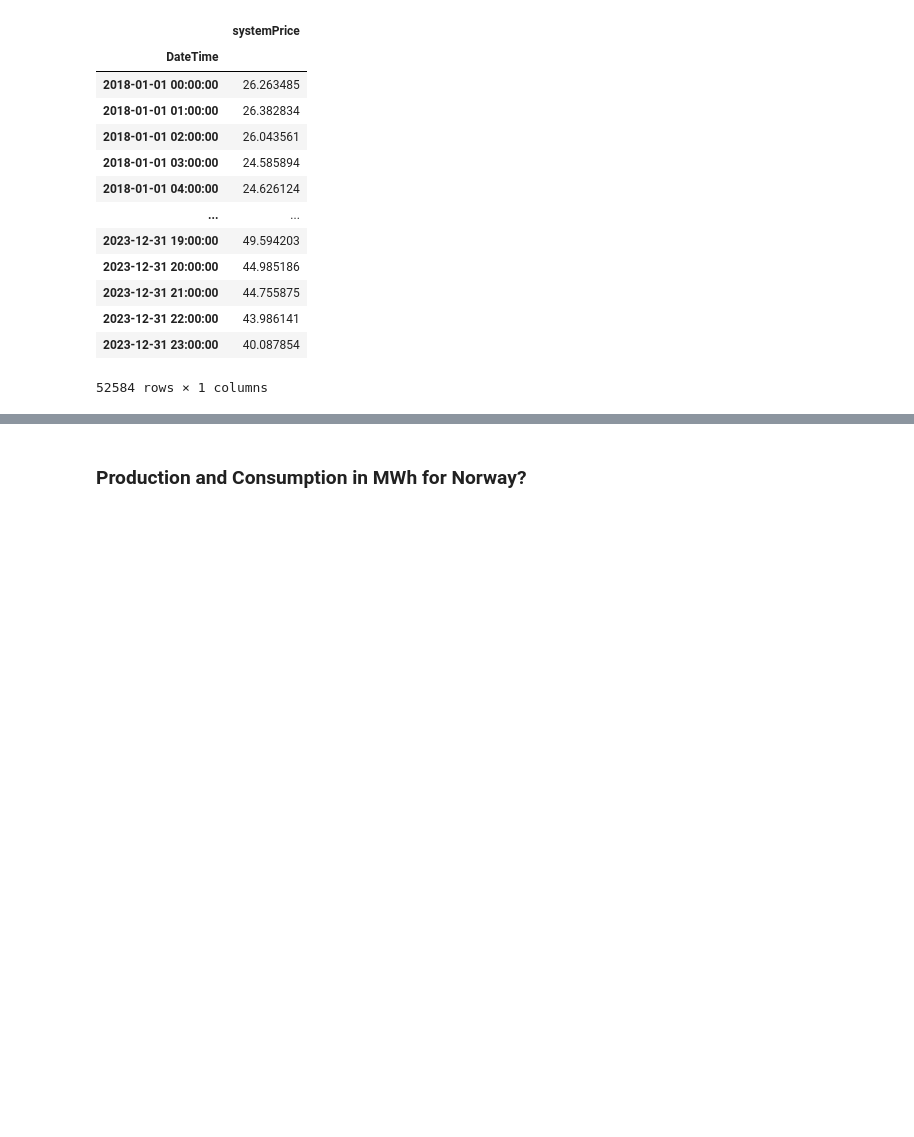
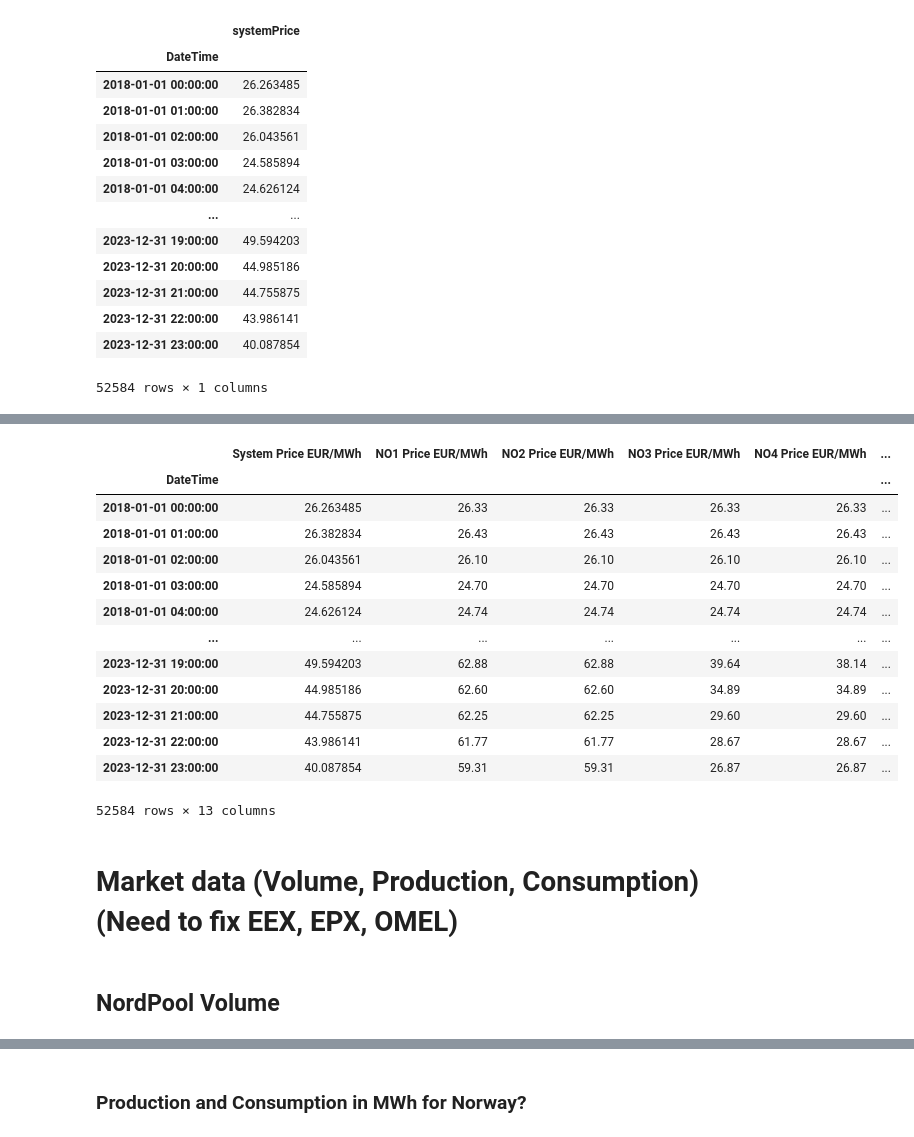
Before and after one commit to evenbakke/MasterThesis-, a Jupyter notebook: merged_data.ipynb, the cells around one changed output, grey strips where cells are left out. Cells and saved outputs as stored; diff of their text form; code cells hidden in the pictures; blank space fills up the shorter version.

```diff
--- a/merged_data.ipynb
+++ b/merged_data.ipynb
@@ -27,0 +186,26 @@ systemprice_df
+# %%
+# Assume you have a new list of column names
+new_columns = ['System Price EUR/MWh', 'NO1 Price EUR/MWh', 'NO2 Price EUR/MWh', 'NO3 Price EUR/MWh', 'NO4 Price EUR/MWh', 'NO5 Price EUR/MWh',
+               'SE1 Price EUR/MWh', 'SE2 Price EUR/MWh', 'SE3 Price EUR/MWh', 'SE4 Price EUR/MWh', 'DK1 Price EUR/MWh', 'DK2 Price EUR/MWh', 'FI Price EUR/MWh']  # List all new column names
+
+# Replace all column names
+nordpool_prices_df.columns = new_columns
+
+# Now, df has all its columns renamed.
+# %%
+nordpool_prices_df
+# %% [output]
+|  | System Price EUR/MWh | NO1 Price EUR/MWh | NO2 Price EUR/MWh | NO3 Price EUR/MWh | NO4 Price EUR/MWh | ... |
+| DateTime |  |  |  |  |  | ... |
+| 2018-01-01 00:00:00 | 26.263485 | 26.33 | 26.33 | 26.33 | 26.33 | ... |
+| 2018-01-01 01:00:00 | 26.382834 | 26.43 | 26.43 | 26.43 | 26.43 | ... |
+| 2018-01-01 02:00:00 | 26.043561 | 26.10 | 26.10 | 26.10 | 26.10 | ... |
+| 2018-01-01 03:00:00 | 24.585894 | 24.70 | 24.70 | 24.70 | 24.70 | ... |
+| 2018-01-01 04:00:00 | 24.626124 | 24.74 | 24.74 | 24.74 | 24.74 | ... |
+| ... | ... | ... | ... | ... | ... | ... |
+| 2023-12-31 19:00:00 | 49.594203 | 62.88 | 62.88 | 39.64 | 38.14 | ... |
+| 2023-12-31 20:00:00 | 44.985186 | 62.60 | 62.60 | 34.89 | 34.89 | ... |
+| 2023-12-31 21:00:00 | 44.755875 | 62.25 | 62.25 | 29.60 | 29.60 | ... |
+| 2023-12-31 22:00:00 | 43.986141 | 61.77 | 61.77 | 28.67 | 28.67 | ... |
+| 2023-12-31 23:00:00 | 40.087854 | 59.31 | 59.31 | 26.87 | 26.87 | ... |
+52584 rows × 13 columns
@@ -27,0 +214,4 @@ systemprice_df
+# %% [markdown]
+# Market data (Volume, Production, Consumption) (Need to fix EEX, EPX, OMEL)
+# %% [markdown]
+## NordPool Volume
```
Also changed, not shown: parts of 85 cells of this notebook, 7 other files.
